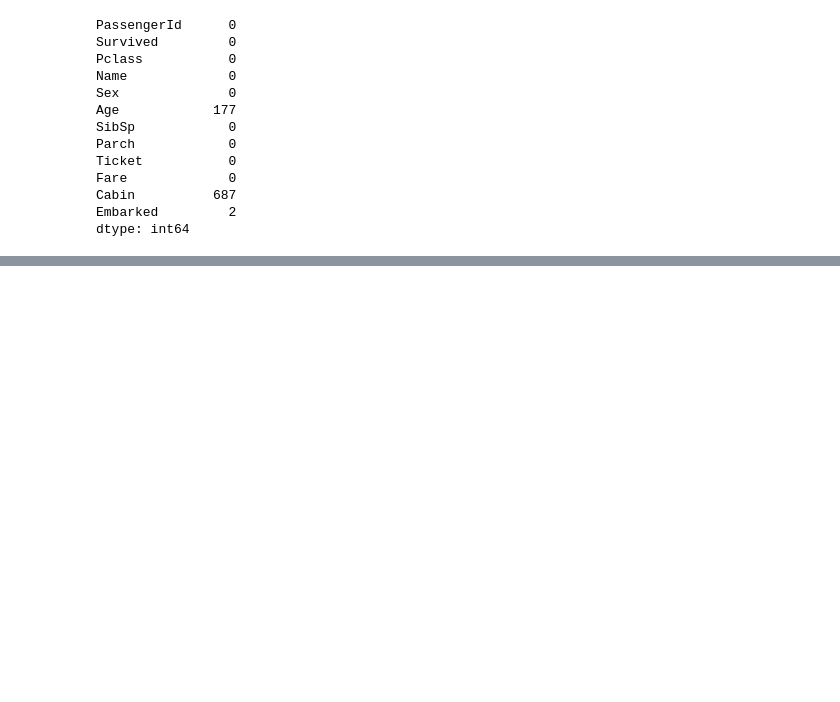
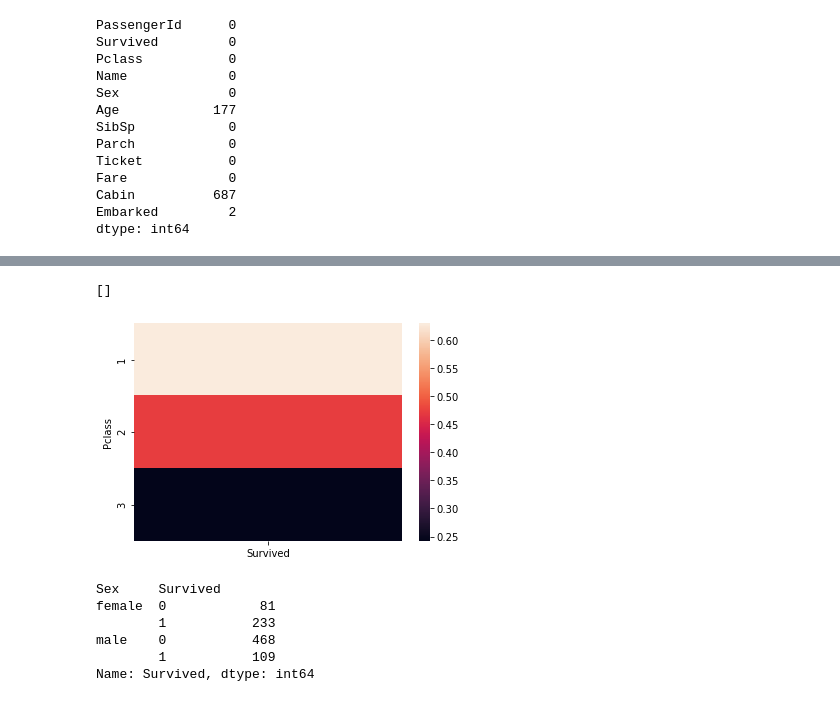
Before and after one commit to rapsby/programmers, a Jupyter notebook: notebook/EDA_practice.ipynb, the cells around one changed output, grey strips where cells are left out. Saved outputs shown, nothing was run; the diff lists cells and outputs as text; code cells hidden in the pictures; blank space fills up the shorter version.

```diff
--- a/notebook/EDA_practice.ipynb
+++ b/notebook/EDA_practice.ipynb
@@ -82,0 +123,16 @@ dtype: int64
+# %%
+# 히트맵 활용
+sns.heatmap(titanic_df[['Pclass', 'Survived']].groupby(['Pclass']).mean())
+plt.plot()
+# %% [output]
+[]
+[figure, added]
+# %%
+titanic_df.groupby(['Sex', 'Survived'])['Survived'].count()
+# %% [output]
+Sex     Survived
+female  0            81
+        1           233
+male    0           468
+        1           109
+Name: Survived, dtype: int64
```
Also changed, not shown: parts of 10 cells of this notebook.
